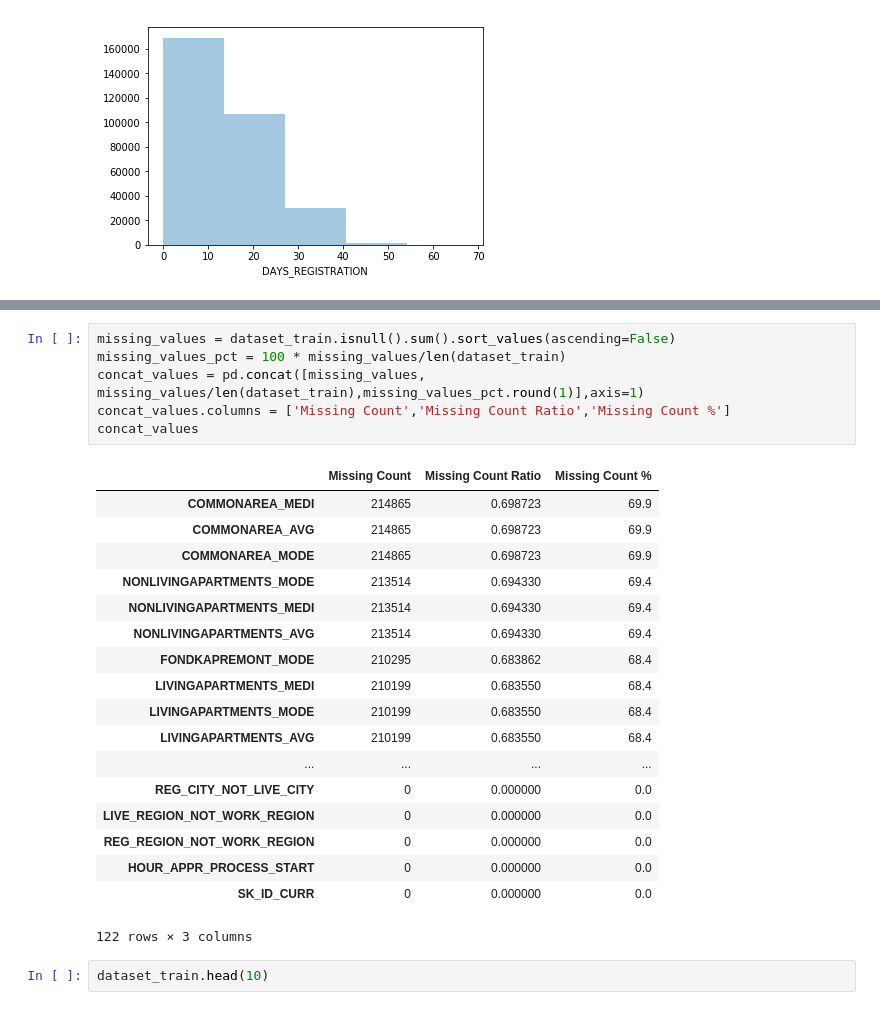
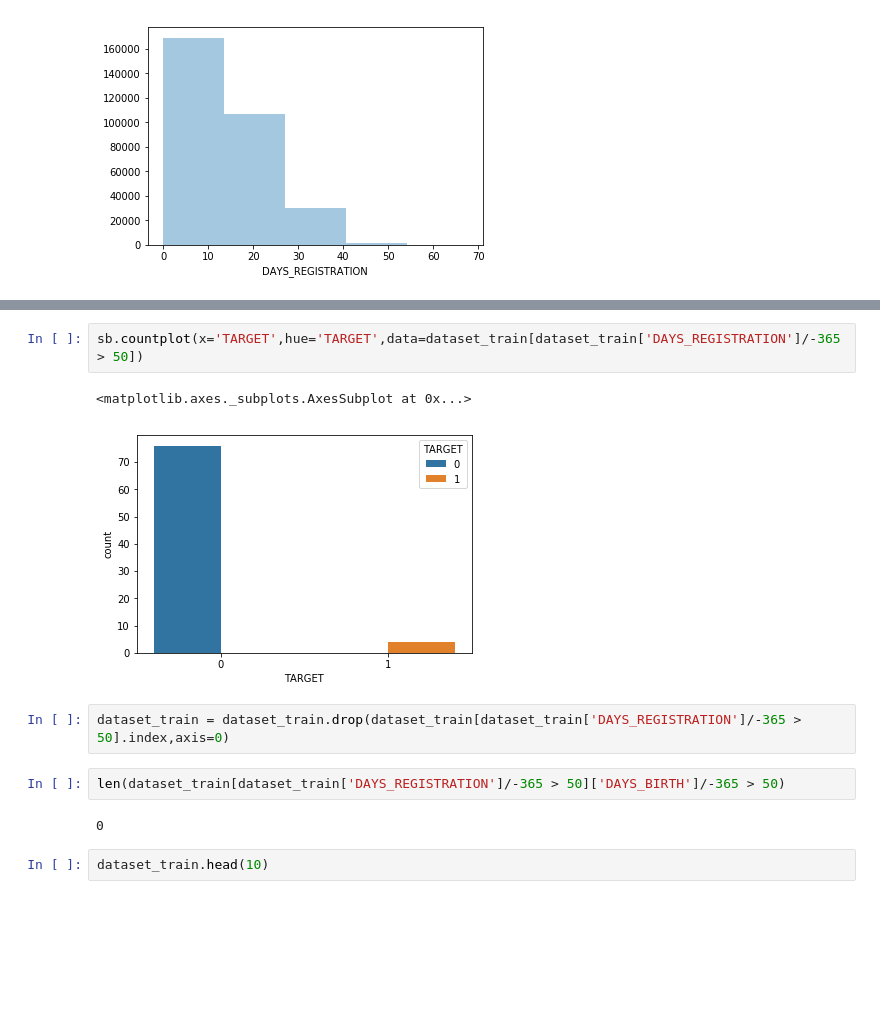
Before and after one commit to shashvat-kedia/Credit-Default-Risk-Prediction, a Jupyter notebook: CreditDefaultRiskPrediction.ipynb, the cells around one changed output, grey strips where cells are left out. Saved outputs shown, nothing was run; the diff lists cells and outputs as text; blank space fills up the shorter version.

```diff
--- a/CreditDefaultRiskPrediction.ipynb
+++ b/CreditDefaultRiskPrediction.ipynb
@@ -177,28 +177,14 @@ len(dataset_train[dataset_train['DAYS_REGISTRATION']/-365 > 50]['DAYS_BIRTH']/-3
-# %%
-missing_values = dataset_train.isnull().sum().sort_values(ascending=False)
-missing_values_pct = 100 * missing_values/len(dataset_train)
-concat_values = pd.concat([missing_values, missing_values/len(dataset_train),missing_values_pct.round(1)],axis=1)
-concat_values.columns = ['Missing Count','Missing Count Ratio','Missing Count %']
-concat_values
-# %% [output]
-|  | Missing Count | Missing Count Ratio | Missing Count % |
-| COMMONAREA_MEDI | 214865 | 0.698723 | 69.9 |
-| COMMONAREA_AVG | 214865 | 0.698723 | 69.9 |
-| COMMONAREA_MODE | 214865 | 0.698723 | 69.9 |
-| NONLIVINGAPARTMENTS_MODE | 213514 | 0.694330 | 69.4 |
-| NONLIVINGAPARTMENTS_MEDI | 213514 | 0.694330 | 69.4 |
-| NONLIVINGAPARTMENTS_AVG | 213514 | 0.694330 | 69.4 |
-| FONDKAPREMONT_MODE | 210295 | 0.683862 | 68.4 |
-| LIVINGAPARTMENTS_MEDI | 210199 | 0.683550 | 68.4 |
-| LIVINGAPARTMENTS_MODE | 210199 | 0.683550 | 68.4 |
-| LIVINGAPARTMENTS_AVG | 210199 | 0.683550 | 68.4 |
-| ... | ... | ... | ... |
-| REG_CITY_NOT_LIVE_CITY | 0 | 0.000000 | 0.0 |
-| LIVE_REGION_NOT_WORK_REGION | 0 | 0.000000 | 0.0 |
-| REG_REGION_NOT_WORK_REGION | 0 | 0.000000 | 0.0 |
-| HOUR_APPR_PROCESS_START | 0 | 0.000000 | 0.0 |
-| SK_ID_CURR | 0 | 0.000000 | 0.0 |
-122 rows × 3 columns
+# %%
+sb.countplot(x='TARGET',hue='TARGET',data=dataset_train[dataset_train['DAYS_REGISTRATION']/-365 > 50])
+# %% [output]
+<matplotlib.axes._subplots.AxesSubplot at 0x...>
+[figure, added]
+# %%
+dataset_train = dataset_train.drop(dataset_train[dataset_train['DAYS_REGISTRATION']/-365 > 50].index,axis=0)
+# %%
+len(dataset_train[dataset_train['DAYS_REGISTRATION']/-365 > 50]['DAYS_BIRTH']/-365 > 50)
+# %% [output]
+0
 # %%
 dataset_train.head(10)
 # %% [output]
```
Also changed, not shown: parts of 1 cell of this notebook.
